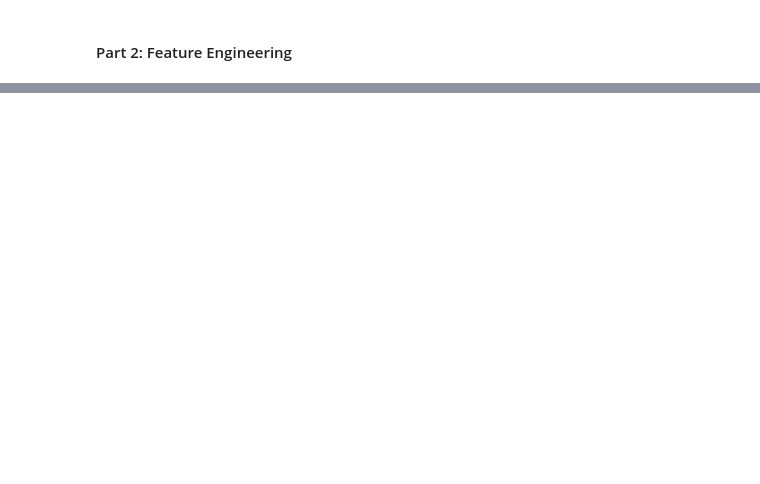
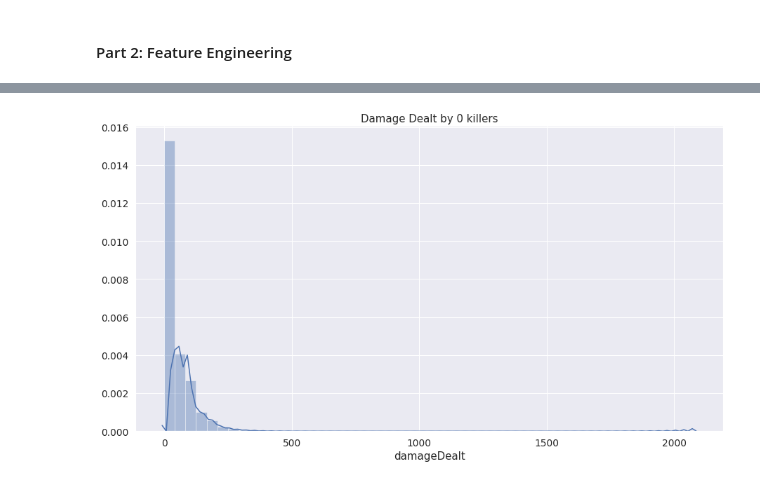
Before and after one commit to shobhitsundriyal/f_challenges, a Jupyter notebook: K_Pubg_analysis.ipynb, the cells around one changed output, grey strips where cells are left out. Saved outputs shown, nothing was run; the diff lists cells and outputs as text; code cells hidden in the pictures; blank space fills up the shorter version.

```diff
--- a/K_Pubg_analysis.ipynb
+++ b/K_Pubg_analysis.ipynb
@@ -197,0 +214,9 @@ plt.show()
+# %%
+data = train.copy()
+data = data[data['kills']==0]
+plt.figure(figsize=(15,8))
+plt.title("Damage Dealt by 0 killers",fontsize=15)
+sns.distplot(data['damageDealt'])
+plt.show()
+# %% [output]
+[figure, added]
```
Also changed, not shown: parts of 26 cells of this notebook.
